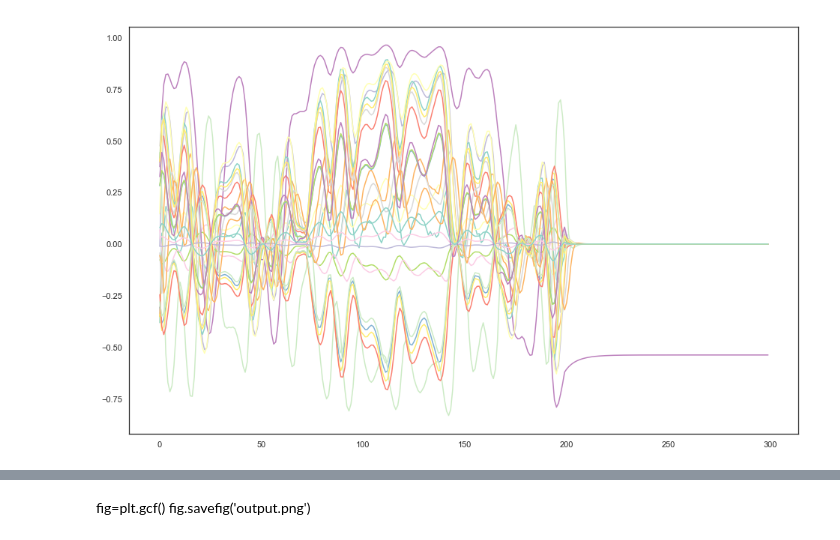
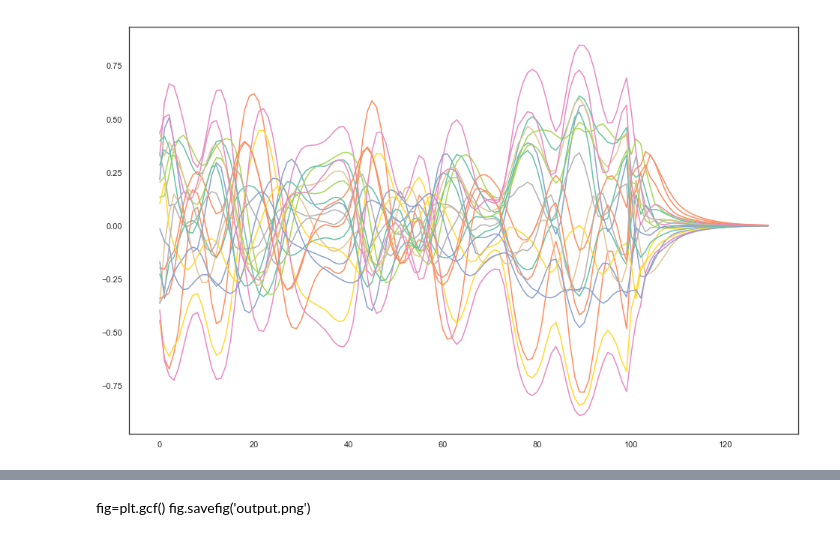
Before and after one commit to jamiecwebber/MusicMotionHack, a Jupyter notebook: Demo.ipynb, the cells around one changed output, grey strips where cells are left out. Drawn from its saved outputs; the diff is of its cells as text; code cells hidden in the pictures.

```diff
--- a/Demo.ipynb
+++ b/Demo.ipynb
@@ -59,32 +52,43 @@ esn = SimpleESN(n_readout=20, n_components=20, n_inputs=1, input_gain=3, input_s
 # %%
+esn = SimpleESN(n_readout=20,
+                n_components=20,
+                n_inputs=1,
+                input_gain=2,
+                input_sparcity=1,
+                damping=0.9,
+                weight_scaling=0.8,
+                sparcity=1.0,
+                random_state=31337)
+
+
 %matplotlib inline
 output = []
 fig = plt.gcf()
 fig.set_size_inches(16,10)
-for i in range(200):
+for i in range(100):
     step=[y[400000+i]]
 
     output.append(esn.step(step))
 
     plt.clf()
     plt.ylim(-1,1)
-    plt.plot(np.array(output[:][-250:]))
+    plt.plot(np.array(output[:]))
 
     display.display(plt.gcf())
     display.clear_output(wait=True)
     time.sleep(0.05)
 
 # print(len(np.array(output[0:100]).T[0][0]))
 
-for j in range(100):
+for j in range(30):
     output.append(esn.step([0]))
     plt.clf()
     plt.plot(np.array(output))
     fig = plt.gcf()
 
     display.display(fig)
 
     display.clear_output(wait=True)
     time.sleep(0.0001)
 # %% [output]
-[figure, old version]
+[figure, new version]
```
Also changed, not shown: parts of 11 cells of this notebook, 11 other files.
